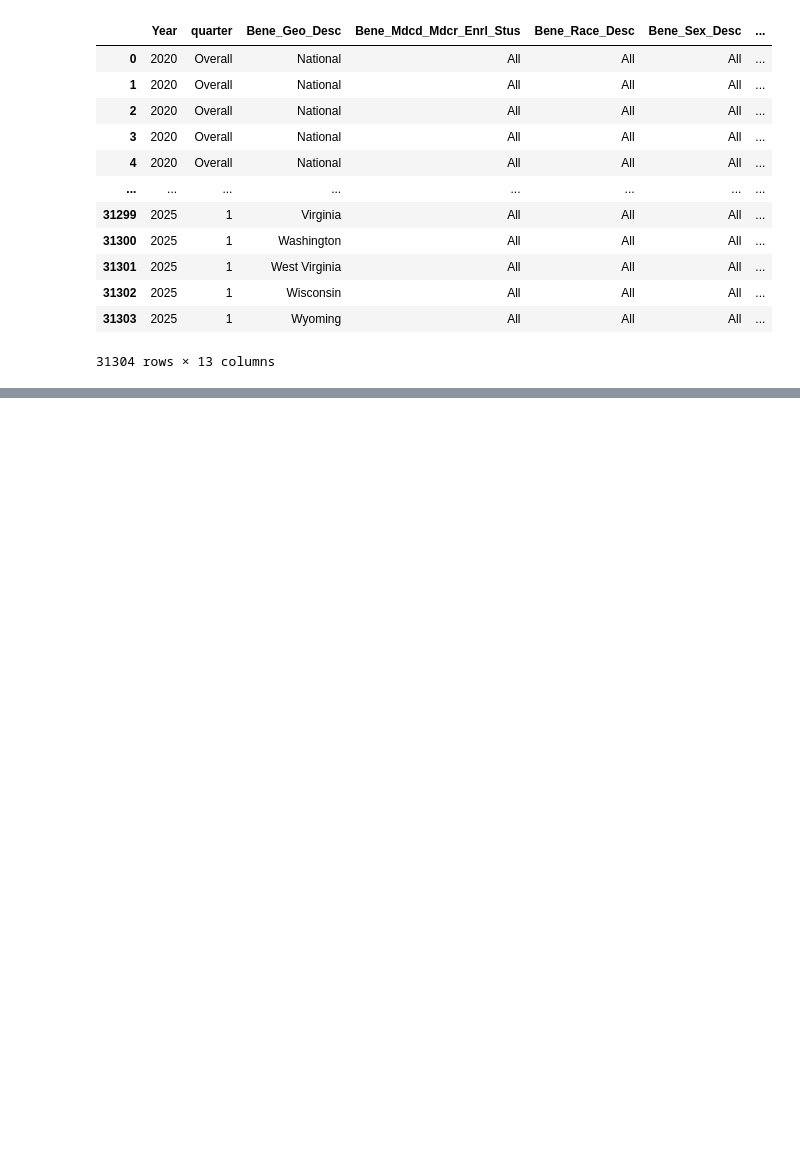
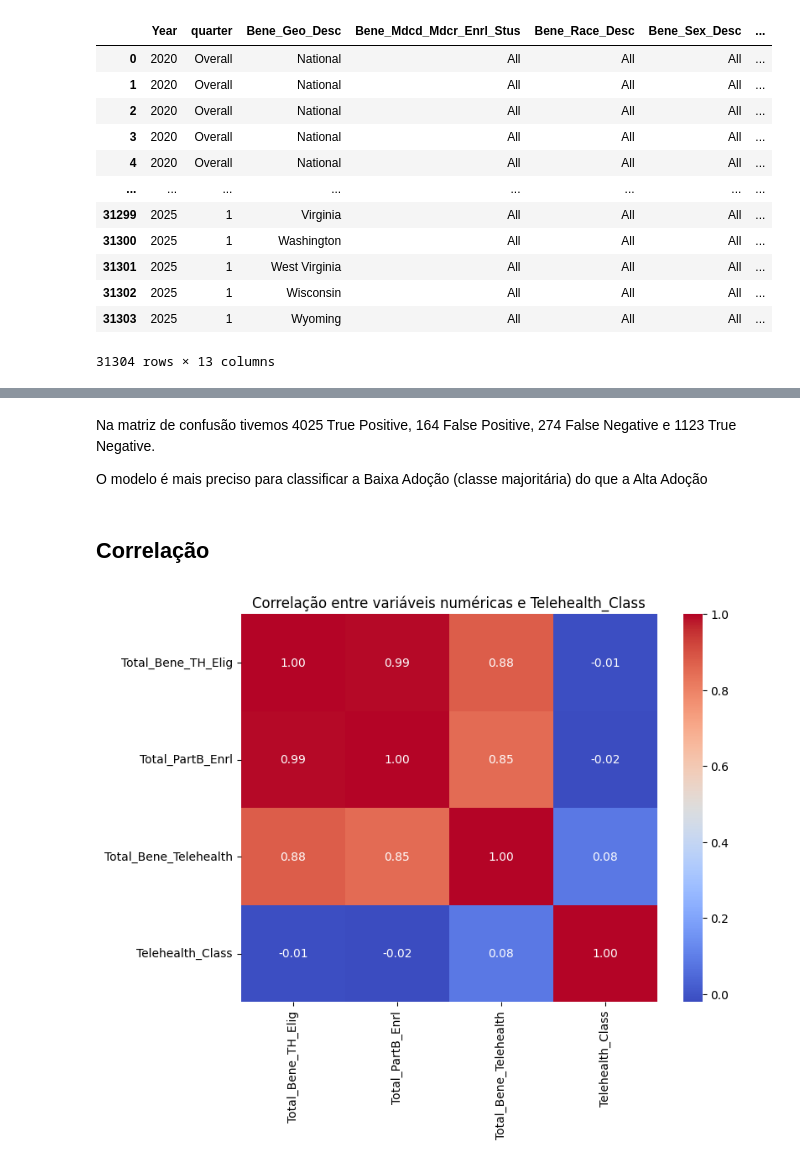
Before and after one commit to CavMCarolina/IA-and-Machine-Learning, a Jupyter notebook: Sprint/sprint.ipynb, the cells around one changed output, grey strips where cells are left out. Drawn from its saved outputs; the diff is of its cells as text; code cells hidden in the pictures; blank space fills up the shorter version.

```diff
--- a/Sprint/sprint.ipynb
+++ b/Sprint/sprint.ipynb
@@ -23,3 +37,11 @@ df
 | 31302 | 2025 | 1 | Wisconsin | All | All | All | ... |
 | 31303 | 2025 | 1 | Wyoming | All | All | All | ... |
 31304 rows × 13 columns
+# %%
+# Criar coluna binária para target
+limiar = df["Pct_Telehealth"].quantile(0.75)
+
+# Se for maior ou igual ao limiar de 75% --> faz parte dos 25%
+df["Telehealth_Class"] = df["Pct_Telehealth"].apply(lambda x: 1 if x >= limiar else 0)
+
+df.head()
@@ -25,0 +109,4 @@ df
+# %%
+# Dropando nulos
+df_clean = df.dropna().copy()
+df_clean.isnull().sum()
@@ -25,0 +225,25 @@ df
+# %% [markdown]
+Na matriz de confusão tivemos 4025 True Positive, 164 False Positive, 274 False Negative e 1123 True Negative.
+
+O modelo é mais preciso para classificar a Baixa Adoção (classe majoritária) do que a Alta Adoção
+# %% [markdown]
+## Correlação
+# %%
+# Apenas colunas numéricas e target
+df_corr = df_clean[[
+    "Total_Bene_TH_Elig",
+    "Total_PartB_Enrl",
+    "Total_Bene_Telehealth",
+    "Telehealth_Class"
+]]
+
+# Calcular correlação
+corr = df_corr.corr()
+
+# Plotar heatmap
+plt.figure(figsize=(8,6))
+sns.heatmap(corr, annot=True, cmap="coolwarm", fmt=".2f")
+plt.title("Correlação entre variáveis numéricas e Telehealth_Class")
+plt.show()
+# %% [output]
+[figure, added]
```
Also changed, not shown: parts of 32 cells of this notebook.
